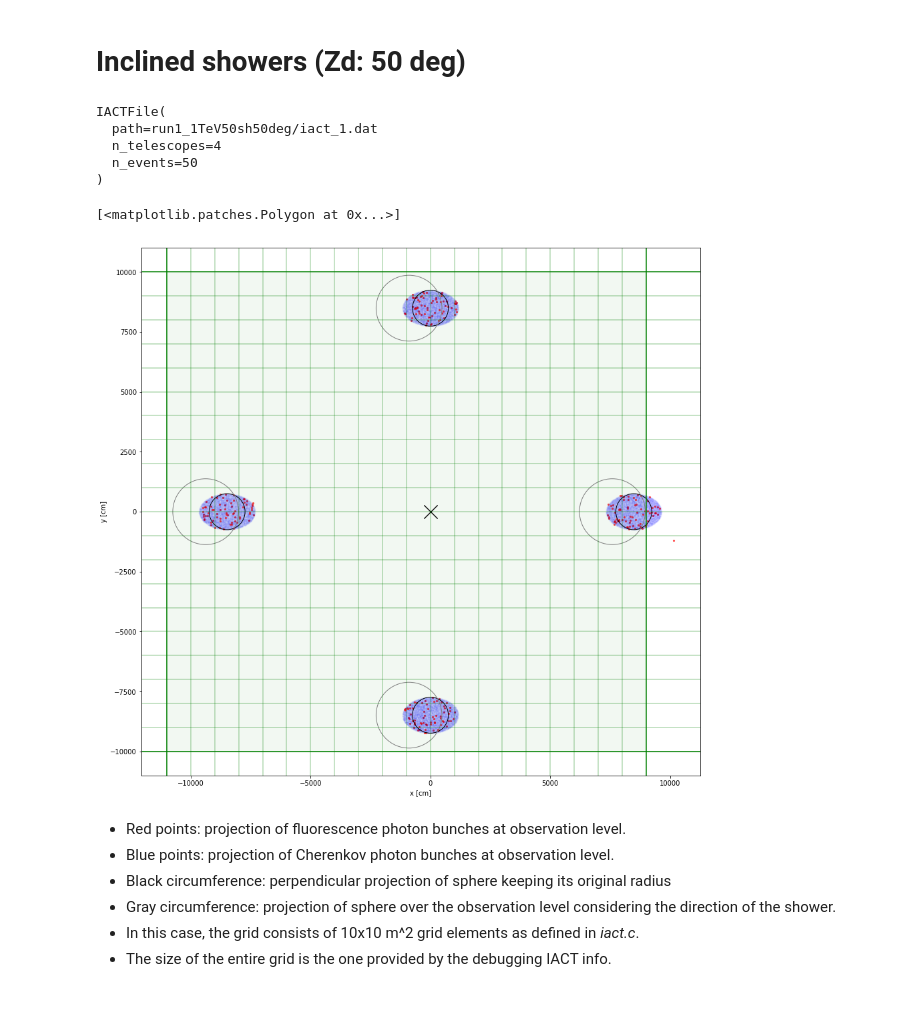
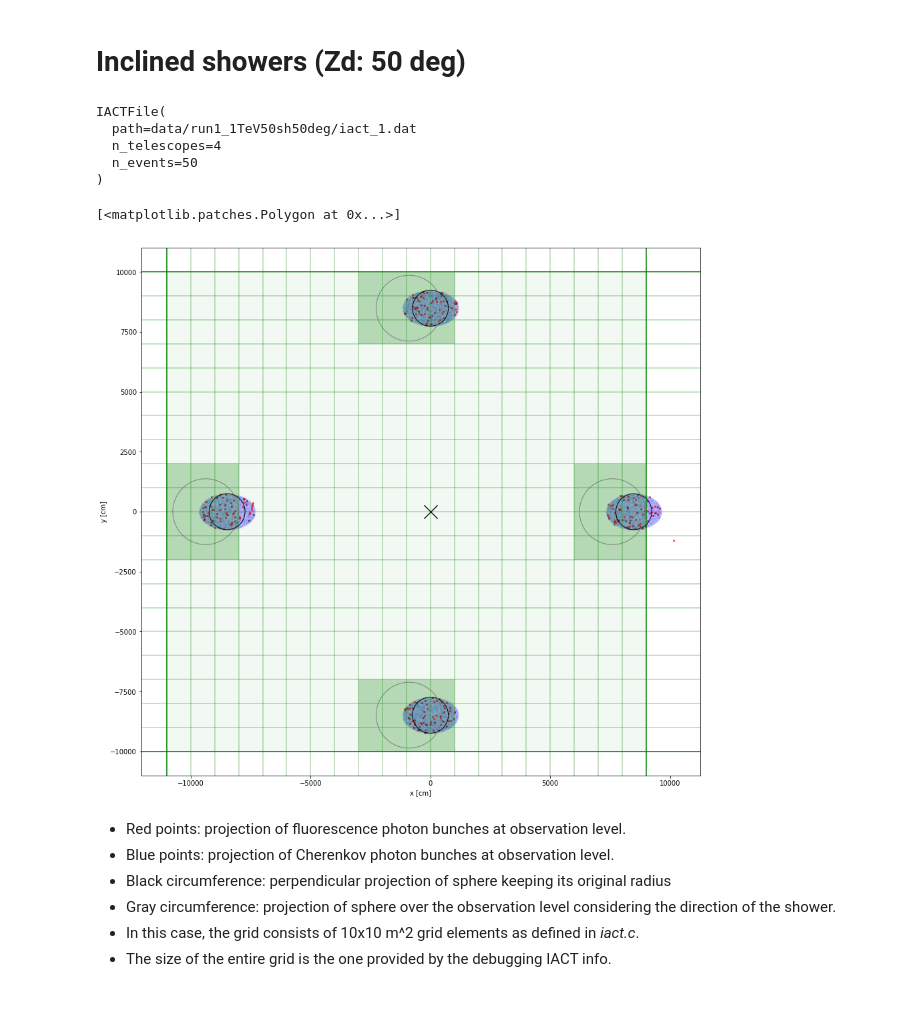
Before and after one commit to morcuended/IACT_CORSIKA, a Jupyter notebook: IACT_output_inspection.ipynb, the cells around one changed output. Cells and saved outputs as stored; diff of their text form; code cells hidden in the pictures.

```diff
--- a/IACT_output_inspection.ipynb
+++ b/IACT_output_inspection.ipynb
@@ -33,7 +33,7 @@ telescope_positions = np.array([[0., -8485.],
                                 [0., 8485.],
                                 [-8485., 0.]])
 
-file_name="run2_1TeV50sh0deg/iact_2.dat"
+file_name="data/run2_1TeV50sh0deg/iact_2.dat"
 
 fig, ax = plt.subplots(figsize=(15, 15))
 ax.set_aspect(1)
@@ -90,6 +90,20 @@ for circle in circles:
 
 ax.fill([grid_x_low, grid_x_high, grid_x_high, grid_x_low],
         [grid_y_low, grid_y_low, grid_y_high, grid_y_high],
-        'green', alpha=0.05)
+        'green', alpha=0.1)
+
+# Grid elements containing the telescope shadow
+ax.fill([-1000, 1000, 1000, -1000],
+        [-10000, -10000, -7000, -7000],
+        'green', alpha=0.25)
+ax.fill([-1000, 1000, 1000, -1000],
+        [10000, 10000, 7000, 7000],
+        'green', alpha=0.25)
+ax.fill([-10000, -10000, -7000, -7000],
+        [-1000, 1000, 1000, -1000],
+        'green', alpha=0.25)
+ax.fill([10000, 10000, 7000, 7000],
+        [-1000, 1000, 1000, -1000],
+        'green', alpha=0.25)
 # %% [output]
 IACTFile(
@@ -137,7 +151,7 @@ telescope_positions = np.array([[0., -8485.],
                                 [0., 8485.],
                                 [-8485., 0.]])
 
-file_name="run1_1TeV50sh50deg/iact_1.dat"
+file_name="data/run1_1TeV50sh50deg/iact_1.dat"
 
 fig, ax = plt.subplots(figsize=(15, 15))
 ax.set_aspect(1)
@@ -174,35 +188,49 @@ with IACTFile(file_name) as f:
 # Shower impact point at observation level
 ax.plot([0, 0], 'xk', markersize=20, lw=4)
 
 # Plot grid and projections of the telescopes:
 grid_x_low = -11000
 grid_x_high = 9000
 grid_y_low = -10000
 grid_y_high = 10000
 
 ax.axvline(grid_x_low, color="green")
 ax.axvline(grid_x_high, color="green")
 ax.axhline(grid_y_low, color="green")
 ax.axhline(grid_y_high, color="green")
 
 for i in range(20):
     ax.axvline(grid_x_low + 1000 * i, color="green", alpha=0.3)
     ax.axhline(grid_y_low + 1000 * i, color="green", alpha=0.3)
 
 for circle in circles:
     ax.add_artist(circle)
 
 ax.fill([grid_x_low, grid_x_high, grid_x_high, grid_x_low],
         [grid_y_low, grid_y_low, grid_y_high, grid_y_high],
         'green', alpha=0.05)
+
+# Grid elements containing the telescope shadow
+ax.fill([-3000, 1000, 1000, -3000],
+        [-10000, -10000, -7000, -7000],
+        'green', alpha=0.25)
+ax.fill([-3000, 1000, 1000, -3000],
+        [10000, 10000, 7000, 7000],
+        'green', alpha=0.25)
+ax.fill([-11000, -11000, -8000, -8000],
+        [-2000, 2000, 2000, -2000],
+        'green', alpha=0.25)
+ax.fill([9000, 9000, 6000, 6000],
+        [-2000, 2000, 2000, -2000],
+        'green', alpha=0.25)
 # %% [output]
 IACTFile(
-  path=run1_1TeV50sh50deg/iact_1.dat
+  path=data/run1_1TeV50sh50deg/iact_1.dat
   n_telescopes=4
   n_events=50
 )
 [<matplotlib.patches.Polygon at 0x...>]
-[figure, old version]
+[figure, new version]
 # %% [markdown]
  - Red points: projection of fluorescence photon bunches at observation level.
  - Blue points: projection of Cherenkov photon bunches at observation level.
```
Also changed, not shown: parts of 2 cells of this notebook.
